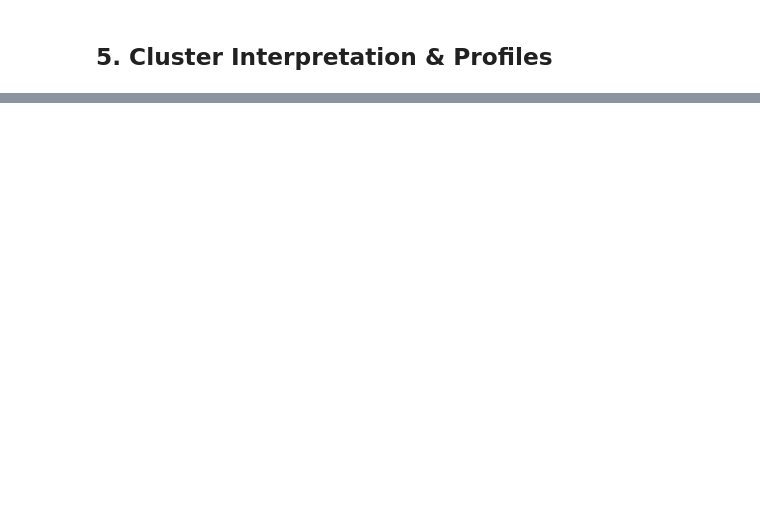
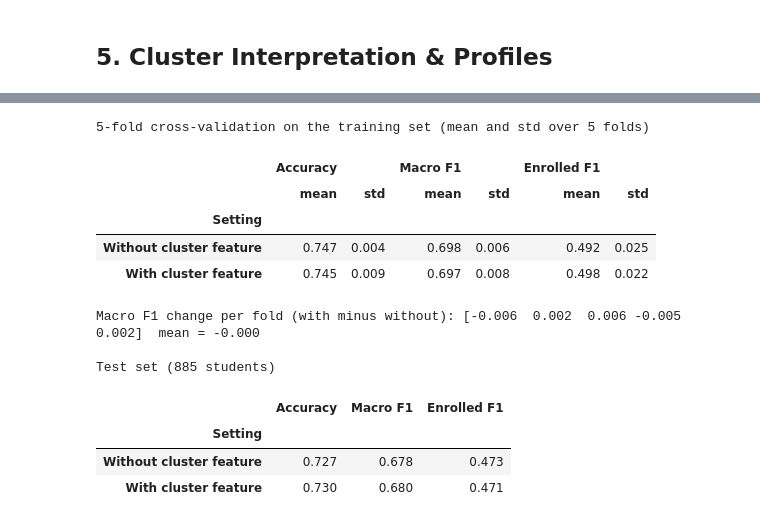
Before and after one commit to Aldanahth/SW485-Project-Group4, a Jupyter notebook: Unsupervised_Learning/Phase2_Unsupervised_Learning.ipynb, the cells around one changed output, grey strips where cells are left out. Cells and saved outputs as stored; diff of their text form; code cells hidden in the pictures; blank space fills up the shorter version.

```diff
--- a/Unsupervised_Learning/Phase2_Unsupervised_Learning.ipynb
+++ b/Unsupervised_Learning/Phase2_Unsupervised_Learning.ipynb
@@ -356,0 +568,70 @@ pd.DataFrame({"agglomerative_cluster": lab, "kmeans_cluster": labels["K-Means"]}
+# %%
+# ============================================================
+# 6.1 Integration test: Random Forest with and without the cluster label
+# ============================================================
+from sklearn.ensemble import RandomForestClassifier
+from sklearn.model_selection import StratifiedKFold
+from sklearn.metrics import accuracy_score, f1_score
+
+# Tuned Random Forest settings from Phase 1 (same for both settings below)
+RF_PARAMS = dict(n_estimators=200, max_depth=None, min_samples_split=10,
+                 class_weight="balanced", random_state=RANDOM_STATE, n_jobs=-1)
+
+# Same train/test split as Phase 1 (the "split" column)
+train_mask = (df["split"] == "train").values
+X_train, X_test = X[train_mask], X[~train_mask]
+y_train, y_test = df.loc[train_mask, "Target"].values, df.loc[~train_mask, "Target"].values  # 0=Dropout, 1=Enrolled, 2=Graduate
+
+def add_cluster_feature(X_fit, others, k=K):
+    """Fit K-Means on X_fit ONLY, then add the cluster number (one-hot) to X_fit and to every matrix in `others`."""
+    km = KMeans(n_clusters=k, n_init=10, random_state=RANDOM_STATE).fit(X_fit)
+    add = lambda M: np.hstack([M, np.eye(k)[km.predict(M)]])
+    return add(X_fit), [add(M) for M in others]
+
+def scores(y_true_, y_pred_):
+    f1_per_class = f1_score(y_true_, y_pred_, average=None, labels=[0, 1, 2])
+    return {"Accuracy": accuracy_score(y_true_, y_pred_),
+            "Macro F1": f1_per_class.mean(),
+            "Enrolled F1": f1_per_class[1]}
+
+# ---- (a) 5-fold cross-validation on the training students (clusters are re-fitted inside every fold) ----
+cv_rows = []
+for train_idx, val_idx in StratifiedKFold(n_splits=5, shuffle=True, random_state=RANDOM_STATE).split(X_train, y_train):
+    Xtr_c, (Xva_c,) = add_cluster_feature(X_train[train_idx], [X_train[val_idx]])
+    settings = {"Without cluster feature": (X_train[train_idx], X_train[val_idx]),
+                "With cluster feature": (Xtr_c, Xva_c)}
+    for name, (A, B) in settings.items():
+        rf = RandomForestClassifier(**RF_PARAMS).fit(A, y_train[train_idx])
+        cv_rows.append({"Setting": name, **scores(y_train[val_idx], rf.predict(B))})
+cv_df = pd.DataFrame(cv_rows)
+cv_summary = cv_df.groupby("Setting").agg(["mean", "std"]).round(3)
+print("5-fold cross-validation on the training set (mean and std over 5 folds)")
+display(cv_summary.loc[["Without cluster feature", "With cluster feature"]])
+
+fold_gain = (cv_df[cv_df["Setting"] == "With cluster feature"]["Macro F1"].values
+             - cv_df[cv_df["Setting"] == "Without cluster feature"]["Macro F1"].values)
+print(f"Macro F1 change per fold (with minus without): {np.round(fold_gain, 3)}  mean = {fold_gain.mean():+.3f}")
+
+# ---- (b) Final check on the 885 test students (K-Means fitted on the training students only) ----
+Xtr_c, (Xte_c,) = add_cluster_feature(X_train, [X_test])
+test_rows = []
+for name, (A, B) in {"Without cluster feature": (X_train, X_test), "With cluster feature": (Xtr_c, Xte_c)}.items():
+    rf = RandomForestClassifier(**RF_PARAMS).fit(A, y_train)
+    test_rows.append({"Setting": name, **scores(y_test, rf.predict(B))})
+test_df = pd.DataFrame(test_rows).set_index("Setting").round(3)
+print("\nTest set (885 students)")
+display(test_df)
+# %% [output]
+5-fold cross-validation on the training set (mean and std over 5 folds)
+|  | Accuracy |  | Macro F1 |  | Enrolled F1 |  |
+|  | mean | std | mean | std | mean | std |
+| Setting |  |  |  |  |  |  |
+| Without cluster feature | 0.747 | 0.004 | 0.698 | 0.006 | 0.492 | 0.025 |
+| With cluster feature | 0.745 | 0.009 | 0.697 | 0.008 | 0.498 | 0.022 |
+Macro F1 change per fold (with minus without): [-0.006  0.002  0.006 -0.005  0.002]  mean = -0.000
+
+Test set (885 students)
+|  | Accuracy | Macro F1 | Enrolled F1 |
+| Setting |  |  |  |
+| Without cluster feature | 0.727 | 0.678 | 0.473 |
+| With cluster feature | 0.730 | 0.680 | 0.471 |
```
Also changed, not shown: parts of 32 cells of this notebook, 5 other files.
